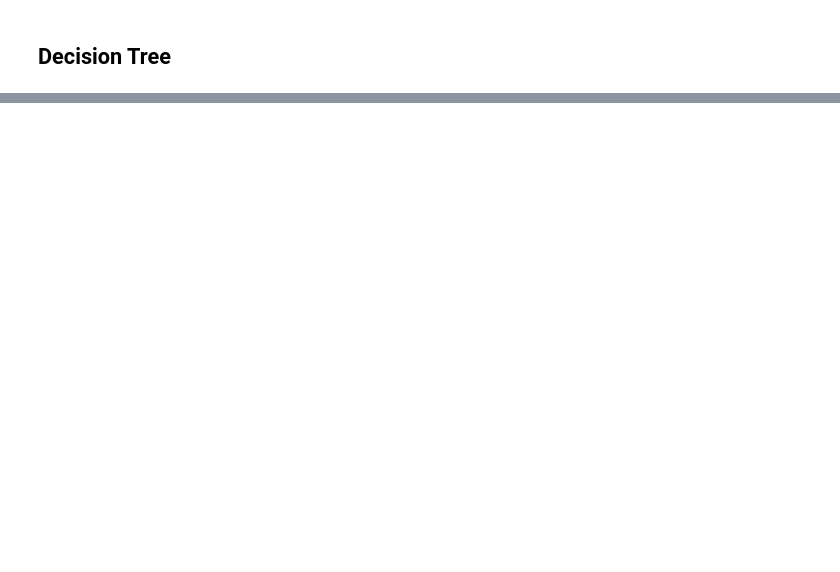
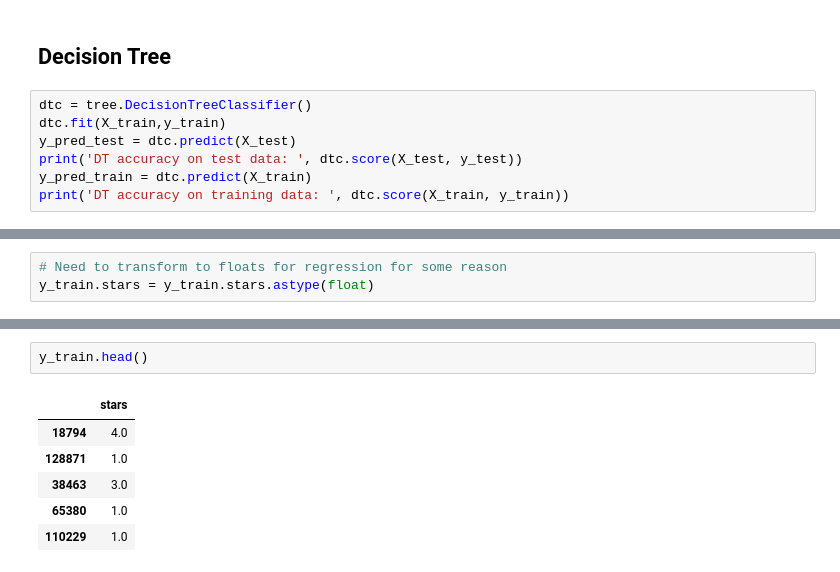
Before and after one commit to sean-smith/peregrine, a Jupyter notebook: GitHub_Analysis.ipynb, the cells around one changed output, grey strips where cells are left out. Cells and saved outputs as stored; diff of their text form; blank space fills up the shorter version.

Commit message:
decision tree and decision tree regressor (and knn if I have not already commited that)

```diff
--- a/GitHub_Analysis.ipynb
+++ b/GitHub_Analysis.ipynb
@@ -406,2 +431,9 @@ While the accuracy of the test data appears to be low (coming in at only 45.6%),
 # %% [markdown]
 ## Decision Tree
+# %%
+dtc = tree.DecisionTreeClassifier()
+dtc.fit(X_train,y_train)
+y_pred_test = dtc.predict(X_test)
+print('DT accuracy on test data: ', dtc.score(X_test, y_test))
+y_pred_train = dtc.predict(X_train)
+print('DT accuracy on training data: ', dtc.score(X_train, y_train))
@@ -407,0 +454,3 @@ While the accuracy of the test data appears to be low (coming in at only 45.6%),
+# %%
+# Need to transform to floats for regression for some reason
+y_train.stars = y_train.stars.astype(float)
@@ -407,0 +467,9 @@ While the accuracy of the test data appears to be low (coming in at only 45.6%),
+# %%
+y_train.head()
+# %% [output]
+|  | stars |
+| 18794 | 4.0 |
+| 128871 | 1.0 |
+| 38463 | 3.0 |
+| 65380 | 1.0 |
+| 110229 | 1.0 |
```
Also changed, not shown: parts of 18 cells of this notebook, 4 other files.
